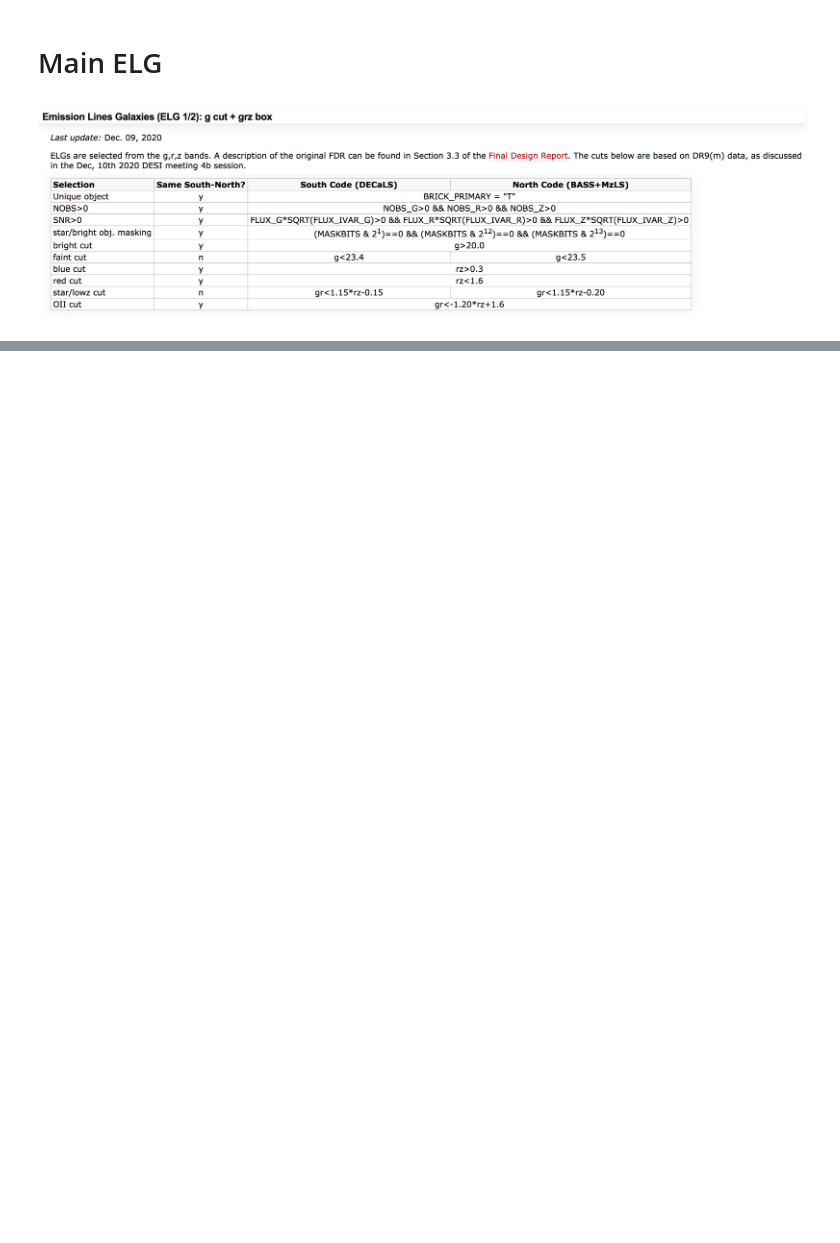
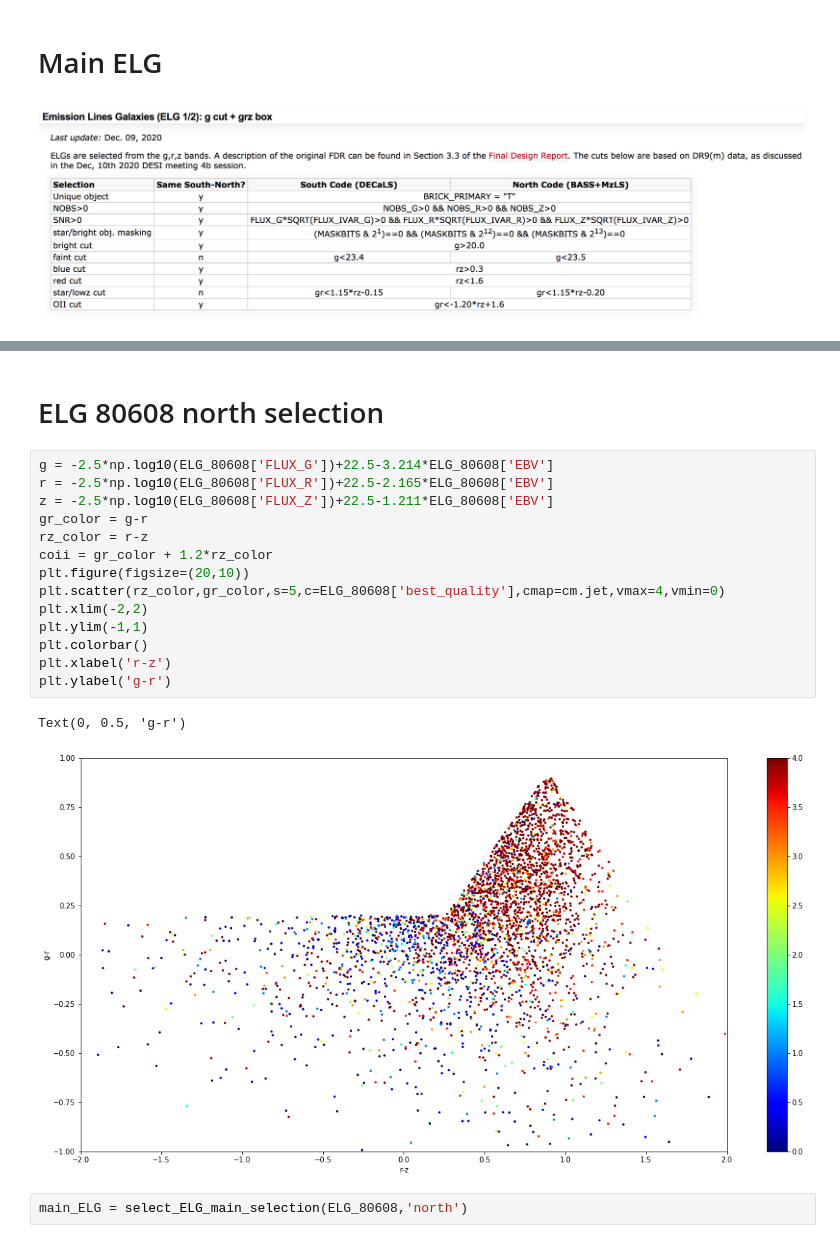
Before and after one commit to astro-blue/DESI_VI, a Jupyter notebook: VI_merging_Blanc/Statistics of Blanc Truth Tables.ipynb, the cells around one changed output, grey strips where cells are left out. Cells and saved outputs as stored; diff of their text form; blank space fills up the shorter version.

```diff
--- a/VI_merging_Blanc/Statistics of Blanc Truth Tables.ipynb
+++ b/VI_merging_Blanc/Statistics of Blanc Truth Tables.ipynb
@@ -220,0 +247,21 @@ QSO: 0.03186022610483042
+# %% [markdown]
+# ELG 80608 north selection
+# %%
+g = -2.5*np.log10(ELG_80608['FLUX_G'])+22.5-3.214*ELG_80608['EBV']
+r = -2.5*np.log10(ELG_80608['FLUX_R'])+22.5-2.165*ELG_80608['EBV']
+z = -2.5*np.log10(ELG_80608['FLUX_Z'])+22.5-1.211*ELG_80608['EBV']
+gr_color = g-r
+rz_color = r-z
+coii = gr_color + 1.2*rz_color
+plt.figure(figsize=(20,10))
+plt.scatter(rz_color,gr_color,s=5,c=ELG_80608['best_quality'],cmap=cm.jet,vmax=4,vmin=0)
+plt.xlim(-2,2)
+plt.ylim(-1,1)
+plt.colorbar()
+plt.xlabel('r-z')
+plt.ylabel('g-r')
+# %% [output]
+Text(0, 0.5, 'g-r')
+[figure, added]
+# %%
+main_ELG = select_ELG_main_selection(ELG_80608,'north')
```
Also changed, not shown: parts of 13 cells of this notebook.
